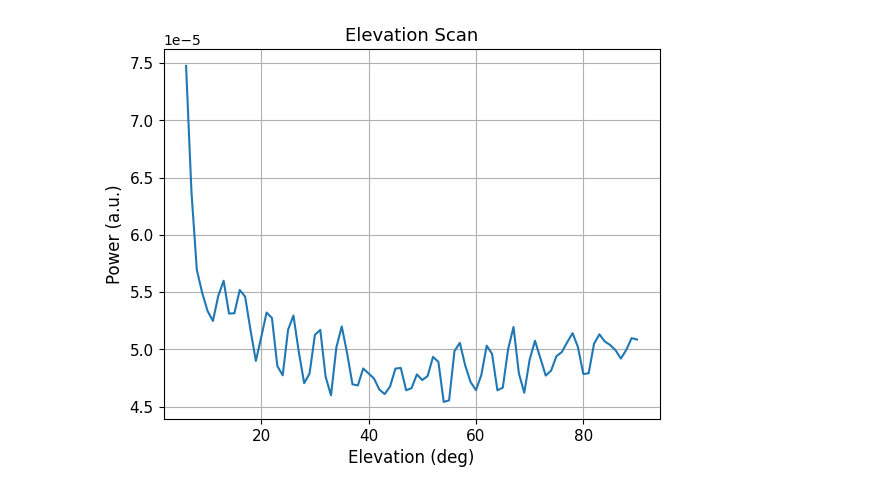
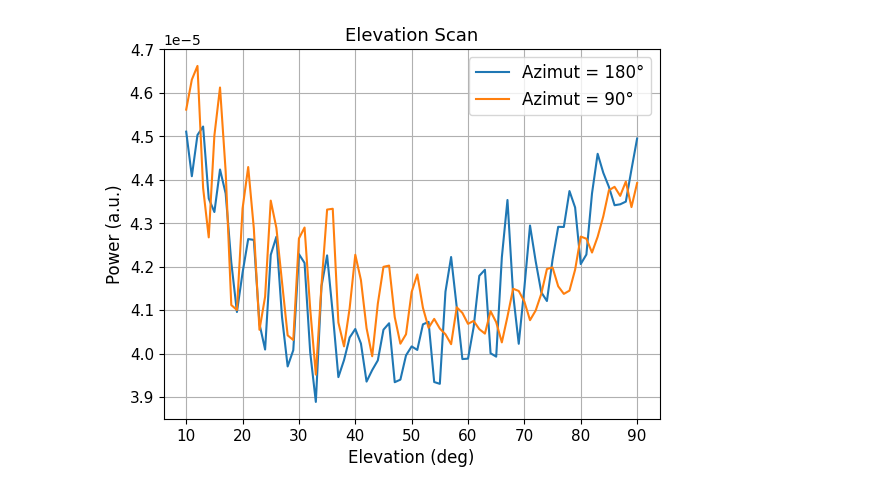
Before and after one commit to SecretGmG/lab, a Jupyter notebook: srt/sun_scan.ipynb, the cells around one changed output. Cells and saved outputs as stored; diff of their text form; code cells hidden in the pictures.

```diff
--- a/srt/sun_scan.ipynb
+++ b/srt/sun_scan.ipynb
@@ -2,17 +2,17 @@
 import matplotlib.pyplot as plt
 import hdf_reader
 import PhysicsTool as pt
+# %%
+def plot_elevation_scan(file_path):
+    with hdf_reader.SRT_HDF_Reader(file_path) as srt_reader:
+        pos = srt_reader.get_object_positions()
+        spec = srt_reader.get_power_spectrum()
+    azimut = int(pos['Azimuth'][0])
+    plt.plot(pos['Elevation'], spec.sum(axis=1), label = f'Azimut = {azimut}°')
 # %%
-with hdf_reader.SRT_HDF_Reader('Measurements/ElevationScan180_20251001.hdf') as srt_reader:
-    pos = srt_reader.get_object_positions()
-    spec = srt_reader.get_power_spectrum()
-    meta = srt_reader.get_spectrometer_metadata()
-    time = srt_reader.get_time()
-
-first_pass_mask = range(170//2)
+pt.plotting.start_plot(f'Elevation Scan', 'Elevation (deg)', 'Power (a.u.)')
+plot_elevation_scan('Measurements/ElevationScan/ElevationScan_T2220_Az180_20251001.hdf')
+plot_elevation_scan('Measurements/ElevationScan/ElevationScan_T2220_Az90_20251001.hdf')
+pt.plotting.end_plot()
+# %% [output]
+[figure, added]
-# %%
-pt.plotting.start_plot('Elevation Scan', 'Elevation (deg)', 'Power (a.u.)')
-plt.plot(pos['Elevation'][first_pass_mask], spec.sum(axis=1)[first_pass_mask])
-pt.plotting.end_plot()
-# %% [output]
-[figure, removed]
```
Also changed, not shown: parts of 1 cell of this notebook.
